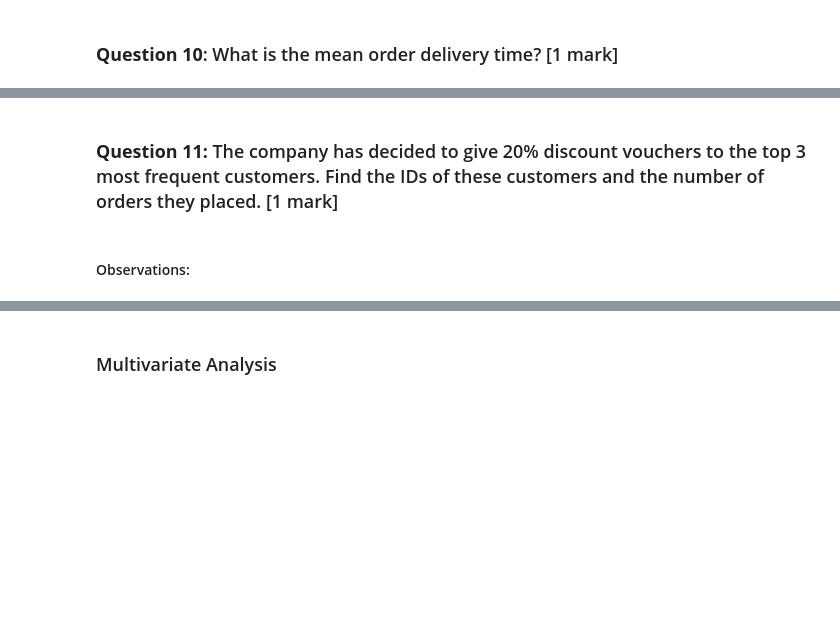
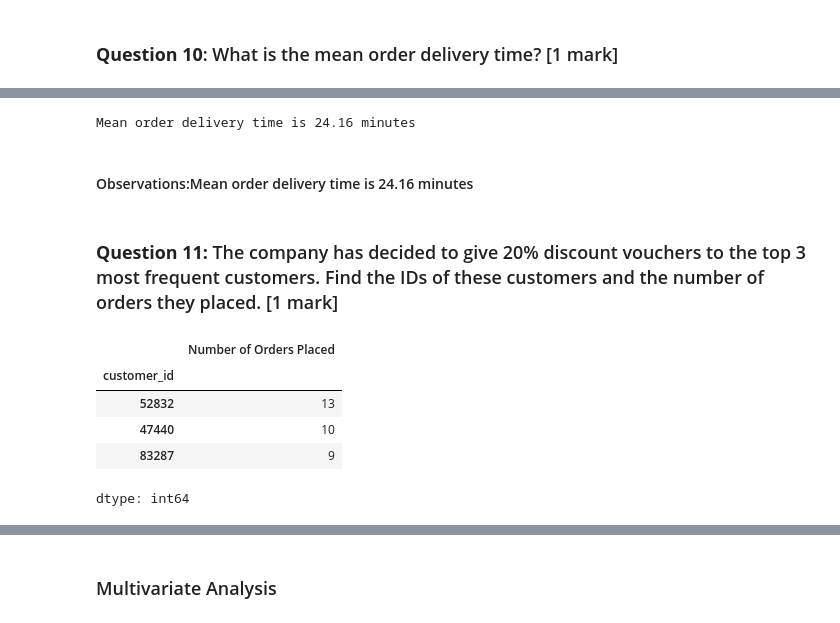
Before and after one commit to SudipKundu2023/Greatlearning, a Jupyter notebook: FoodHubUsecase/PYF_Project_Learner_Notebook_Full_Code.ipynb, the cells around one changed output, grey strips where cells are left out. Cells and saved outputs as stored; diff of their text form; code cells hidden in the pictures; blank space fills up the shorter version.

```diff
--- a/FoodHubUsecase/PYF_Project_Learner_Notebook_Full_Code.ipynb
+++ b/FoodHubUsecase/PYF_Project_Learner_Notebook_Full_Code.ipynb
@@ -302,2 +298,10 @@ np.float64(29.24130663856691)
+# %%
+# Write the code here
+time = df['delivery_time'].mean().round(2)
+print(f'Mean order delivery time is {time} minutes')
+# %% [output]
+Mean order delivery time is 24.16 minutes
+# %% [markdown]
+#### Observations:Mean order delivery time is 24.16 minutes
 # %% [markdown]
 ### **Question 11:** The company has decided to give 20% discount vouchers to the top 3 most frequent customers. Find the IDs of these customers and the number of orders they placed. [1 mark]
@@ -306,2 +308,13 @@ np.float64(29.24130663856691)
-# %% [markdown]
-#### Observations:
+# %%
+# Write the code here
+
+df1 = df['customer_id'].value_counts().head(3)
+df1 = df1.rename("Number of Orders Placed")
+display(df1)
+# %% [output]
+|  | Number of Orders Placed |
+| customer_id |  |
+| 52832 | 13 |
+| 47440 | 10 |
+| 83287 | 9 |
+dtype: int64
```
Also changed, not shown: parts of 12 cells of this notebook.
